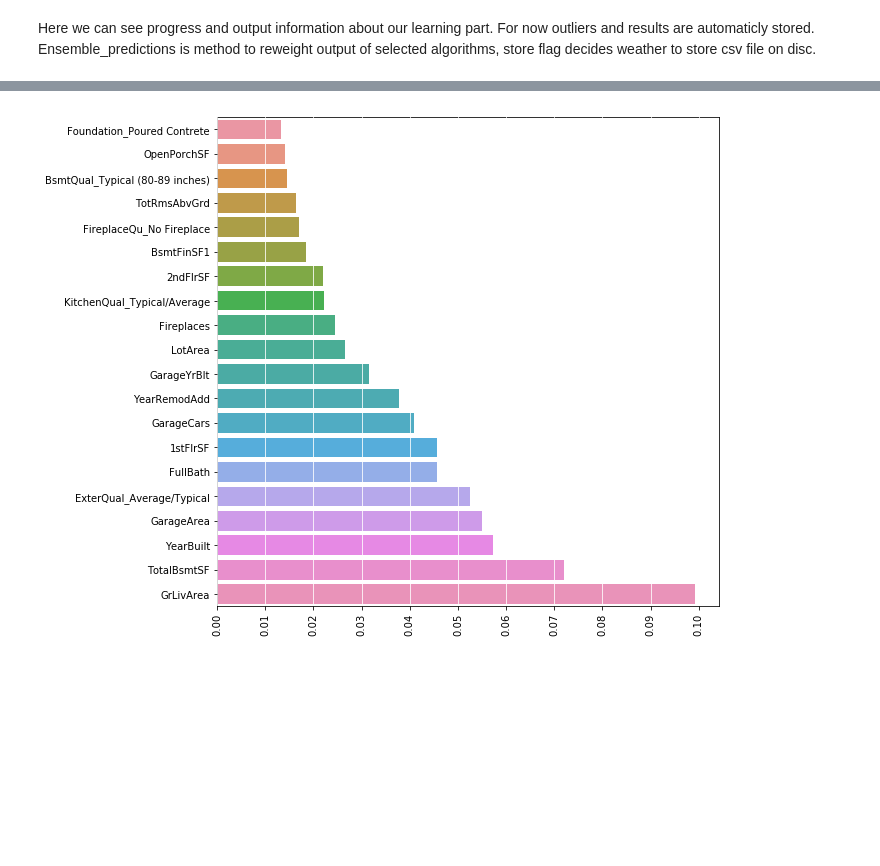
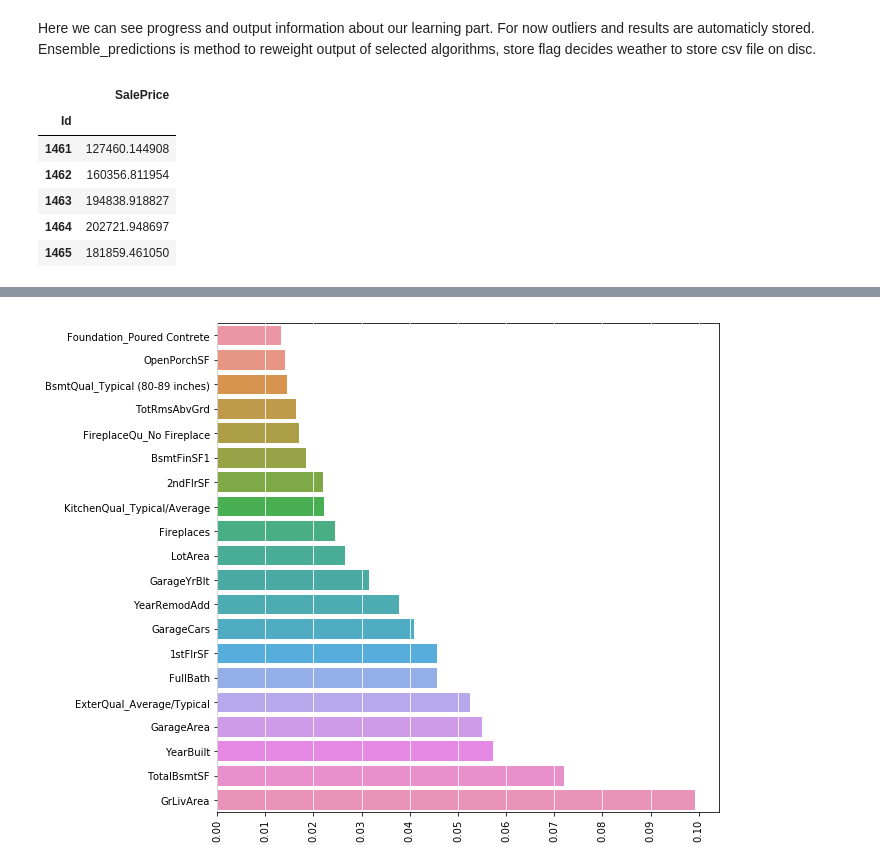
Before and after one commit to matkalinowski/Kaggle-House-prices, a Jupyter notebook: Ensemble.ipynb, the cells around one changed output, grey strips where cells are left out. Cells and saved outputs as stored; diff of their text form; code cells hidden in the pictures; blank space fills up the shorter version.

```diff
--- a/Ensemble.ipynb
+++ b/Ensemble.ipynb
@@ -181,2 +201,11 @@ Ensemble_predictions is method to reweight output of selected algorithms, store
 # %%
-lasso_xgb_ensemble.ensemble_predictions([.6, .4], store=True)
+preds = lasso_xgb_ensemble.ensemble_predictions([.6, .4], store=True)
+preds.head()
+# %% [output]
+|  | SalePrice |
+| Id |  |
+| 1461 | 127460.144908 |
+| 1462 | 160356.811954 |
+| 1463 | 194838.918827 |
+| 1464 | 202721.948697 |
+| 1465 | 181859.461050 |
```
Also changed, not shown: parts of 7 cells of this notebook, 4 other files.
